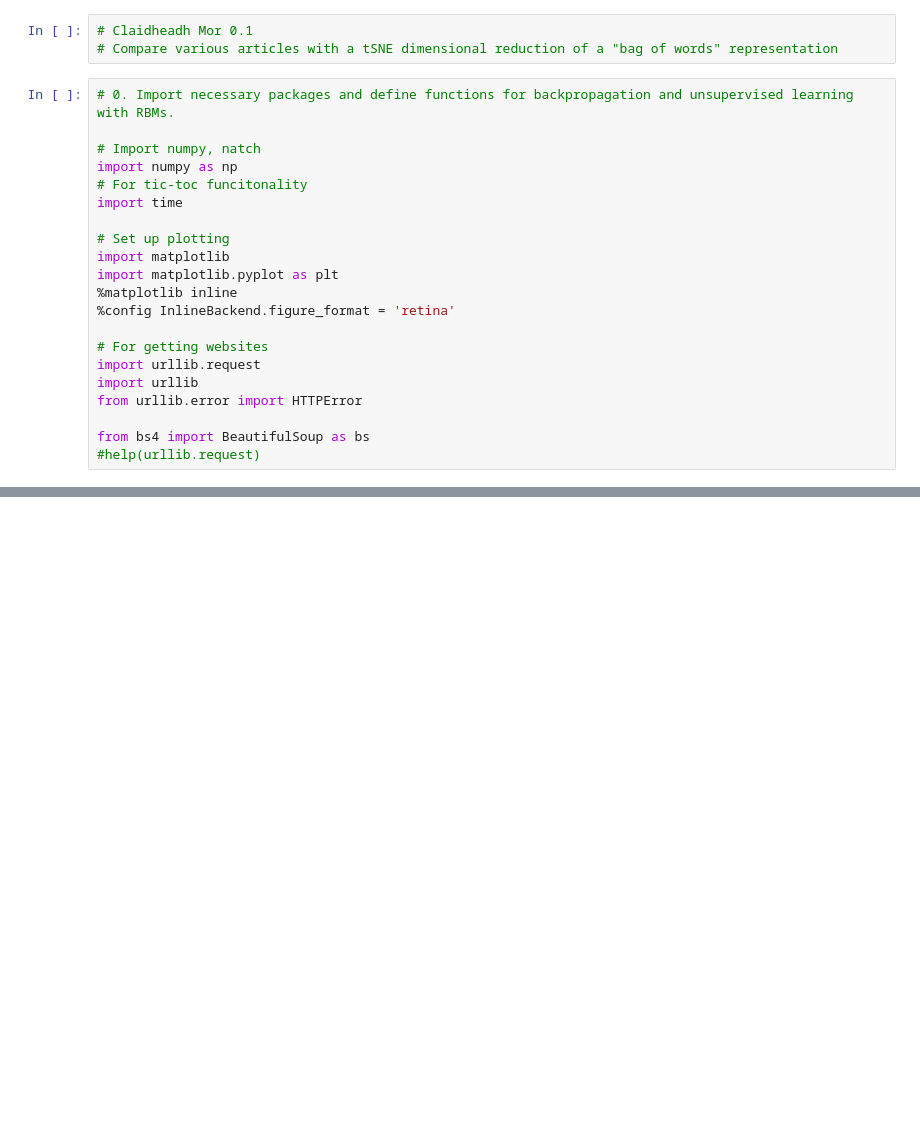
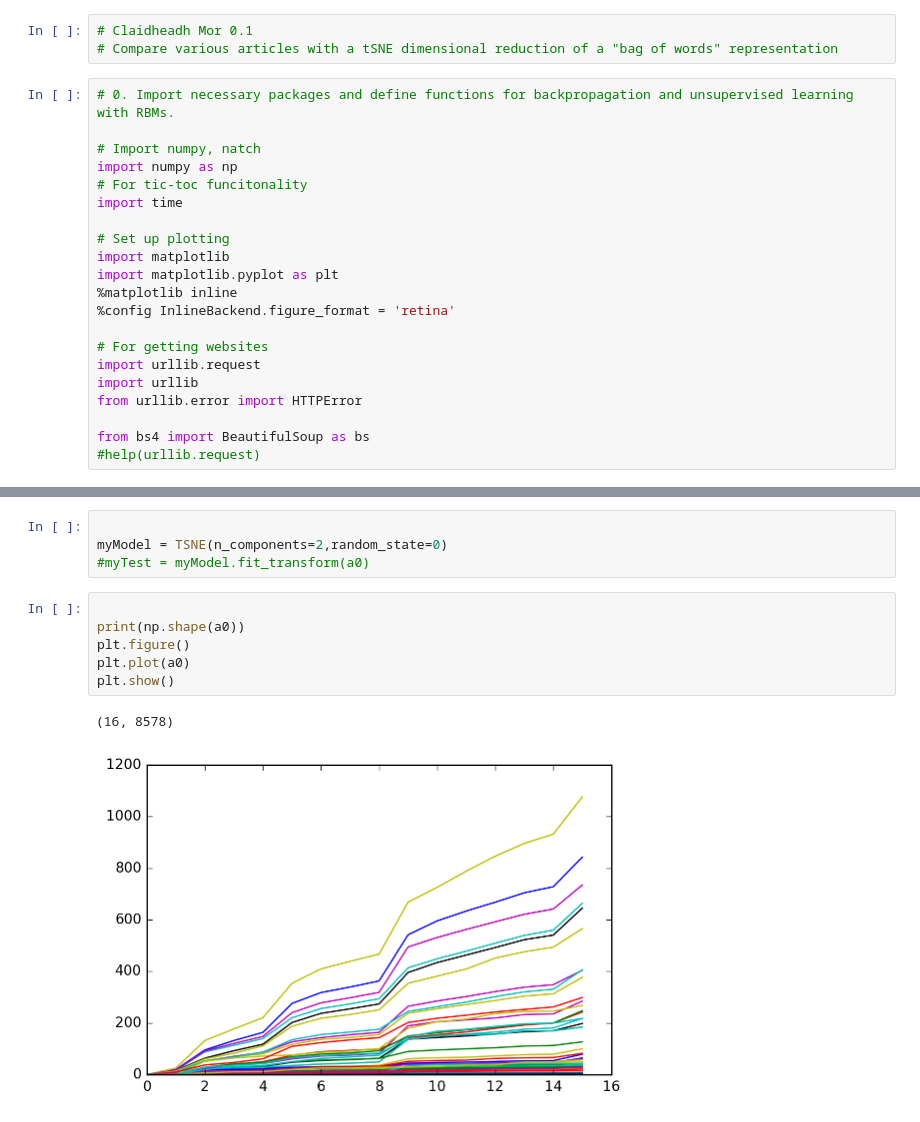
Before and after one commit to theScinder/instrumentorumScindendum, a Jupyter notebook: tSNE_BOW.ipynb, the cells around one changed output, grey strips where cells are left out. Cells and saved outputs as stored; diff of their text form; blank space fills up the shorter version.

Commit message:
TSNE from sklearn.manifold is killing kernel every time it is called

```diff
--- a/tSNE_BOW.ipynb
+++ b/tSNE_BOW.ipynb
@@ -112,0 +213,13 @@ for word in wordcount:
+# %%
+
+myModel = TSNE(n_components=2,random_state=0)
+#myTest = myModel.fit_transform(a0)
+# %%
+
+print(np.shape(a0))
+plt.figure()
+plt.plot(a0)
+plt.show()
+# %% [output]
+(16, 8578)
+[figure, added]
```
Also changed, not shown: parts of 9 cells of this notebook.
